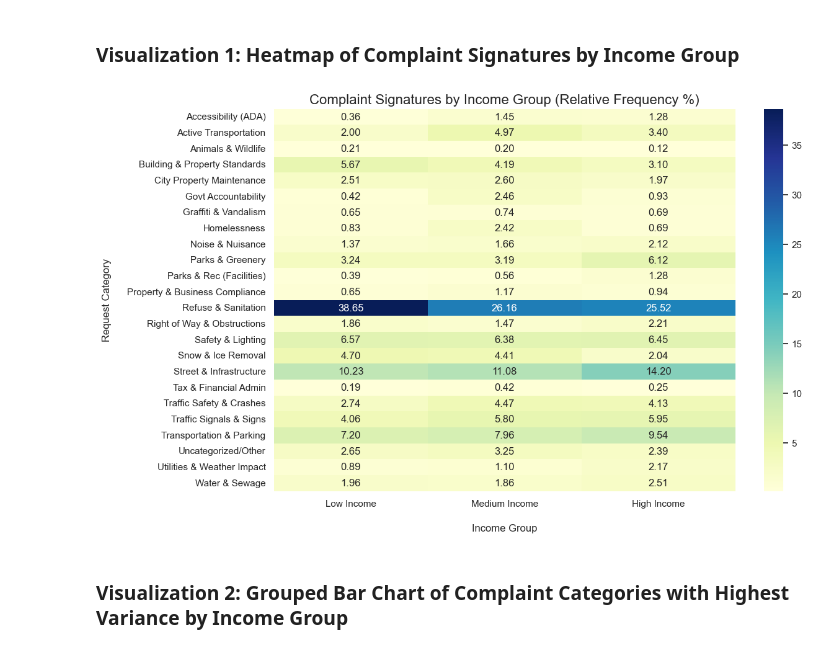
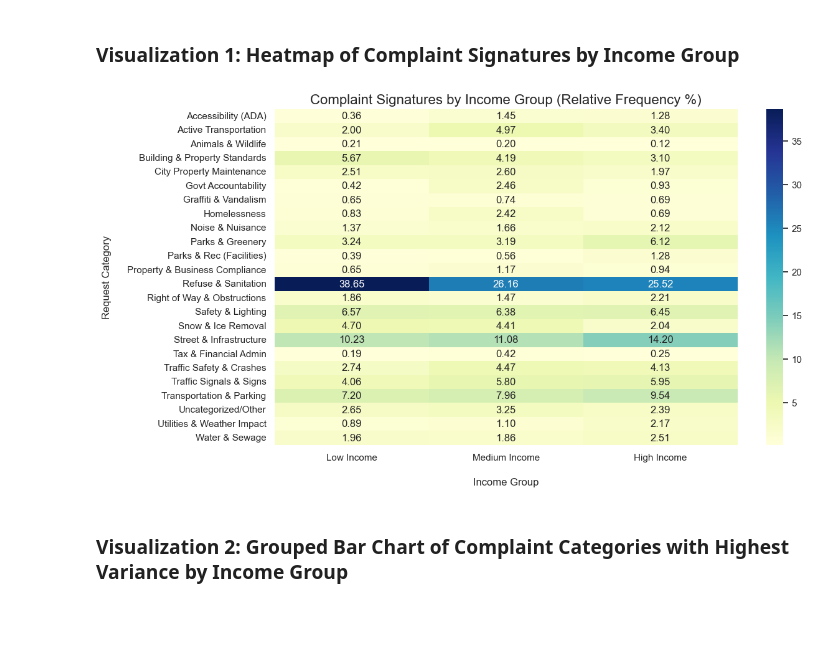
Before and after one commit to npisar/SI313-homework, a Jupyter notebook: final project/pisarczyk_final-project_si-313.ipynb, the cells around one changed output. Cells and saved outputs as stored; diff of their text form; code cells hidden in the pictures; blank space fills up the shorter version.

Commit message:
visualizations

```diff
--- a/final project/pisarczyk_final-project_si-313.ipynb
+++ b/final project/pisarczyk_final-project_si-313.ipynb
@@ -684,14 +684,15 @@ sns.set_palette("YlGnBu")
 # %% [markdown]
 ### **Visualization 1: Heatmap of Complaint Signatures by Income Group**
 # %%
-plt.figure(figsize=(12, 8))
+plt.figure(figsize=(12, 7))
 sns.heatmap(category_freq.T, cmap="YlGnBu", annot=True, fmt=".2f")
 plt.title("Complaint Signatures by Income Group (Relative Frequency %)", fontsize=16)
 plt.xlabel("Income Group", fontsize=12, labelpad=18)
 plt.ylabel("Request Category", fontsize=12, labelpad=18)
+plt.savefig('visualizations/heatmap_si313-final.png', bbox_inches='tight')
 plt.show()
 # %% [output]
-[figure, old version]
+[figure, new version]
 # %% [markdown]
 ### **Visualization 2: Grouped Bar Chart of Complaint Categories with Highest Variance by Income Group**
 # %%
```
Also changed, not shown: parts of 1 cell of this notebook, 4 other files.
